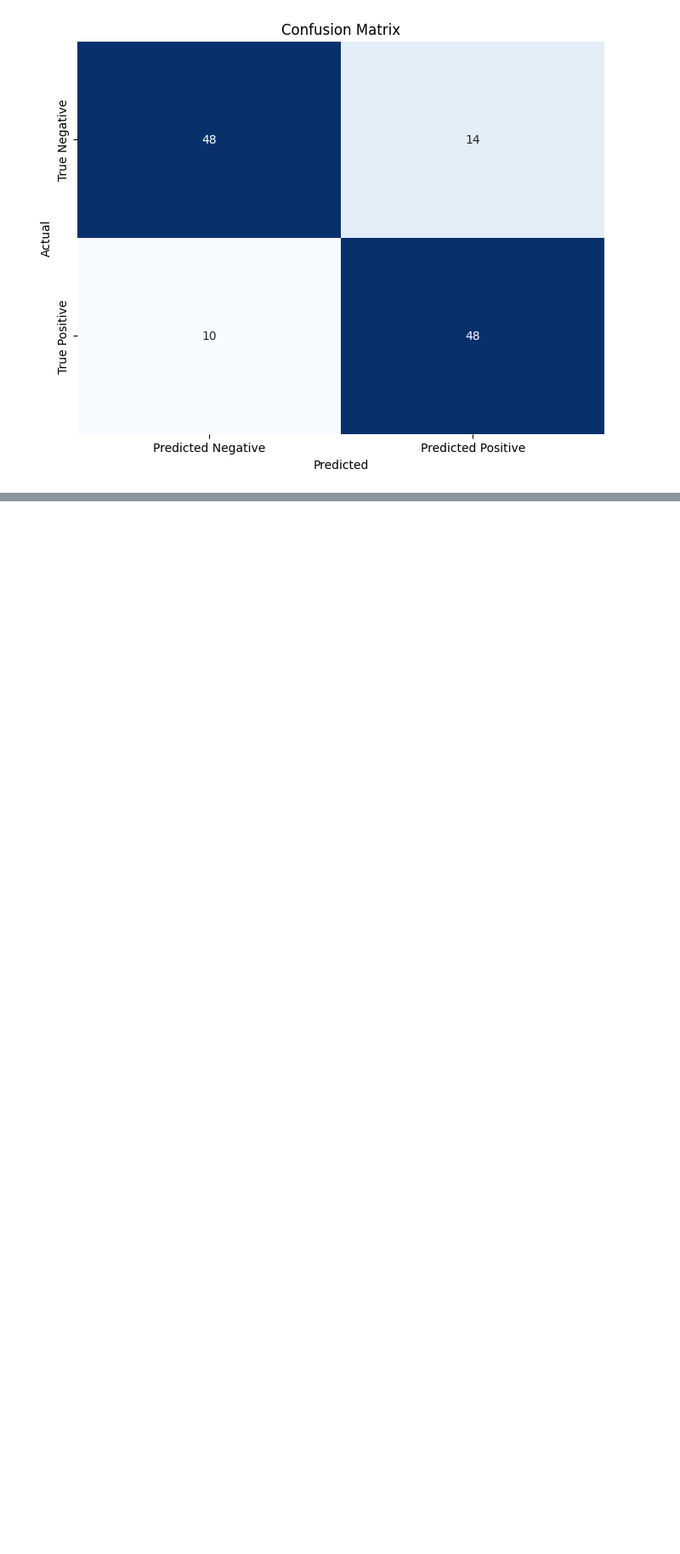
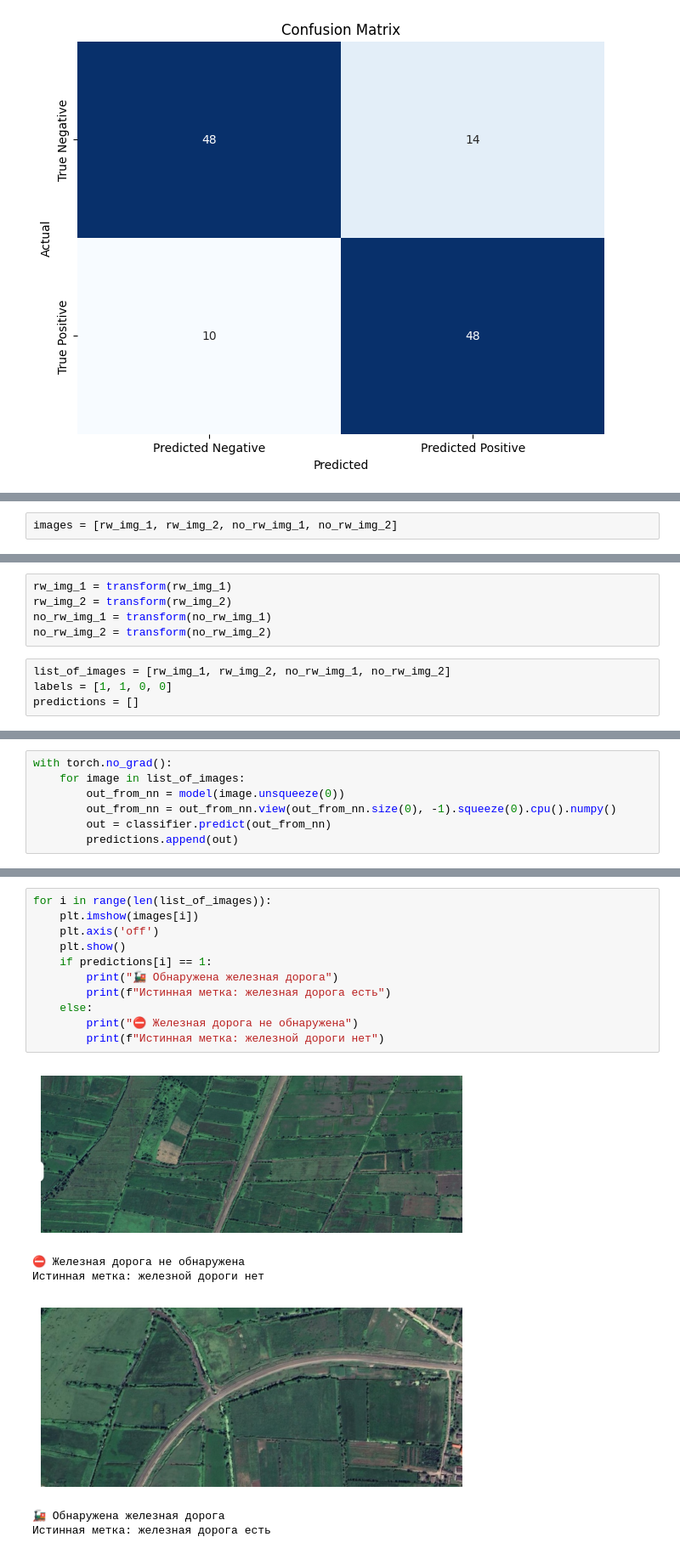
Before and after one commit to Kabanidze03/Detecting_railways, a Jupyter notebook: Railway_detection.ipynb, the cells around one changed output, grey strips where cells are left out. Shown at 85% size. Cells and saved outputs as stored; diff of their text form; blank space fills up the shorter version.

```diff
--- a/Railway_detection.ipynb
+++ b/Railway_detection.ipynb
@@ -225,0 +211,2 @@ plt.show()
+# %%
+images = [rw_img_1, rw_img_2, no_rw_img_1, no_rw_img_2]
@@ -225,0 +219,9 @@ plt.show()
+# %%
+rw_img_1 = transform(rw_img_1)
+rw_img_2 = transform(rw_img_2)
+no_rw_img_1 = transform(no_rw_img_1)
+no_rw_img_2 = transform(no_rw_img_2)
+# %%
+list_of_images = [rw_img_1, rw_img_2, no_rw_img_1, no_rw_img_2]
+labels = [1, 1, 0, 0]
+predictions = []
@@ -225,0 +232,7 @@ plt.show()
+# %%
+with torch.no_grad():
+    for image in list_of_images:
+        out_from_nn = model(image.unsqueeze(0))
+        out_from_nn = out_from_nn.view(out_from_nn.size(0), -1).squeeze(0).cpu().numpy()
+        out = classifier.predict(out_from_nn)
+        predictions.append(out)
@@ -225,0 +244,18 @@ plt.show()
+# %%
+for i in range(len(list_of_images)):
+    plt.imshow(images[i])
+    plt.axis('off')
+    plt.show()
+    if predictions[i] == 1:
+        print("🚂 Обнаружена железная дорога")
+        print(f"Истинная метка: железная дорога есть")
+    else:
+        print("⛔ Железная дорога не обнаружена")
+        print(f"Истинная метка: железной дороги нет")
+# %% [output]
+[figure, added]
+⛔ Железная дорога не обнаружена
+Истинная метка: железной дороги нет
+[figure, added]
+🚂 Обнаружена железная дорога
+Истинная метка: железная дорога есть
```
Also changed, not shown: parts of 13 cells of this notebook.
